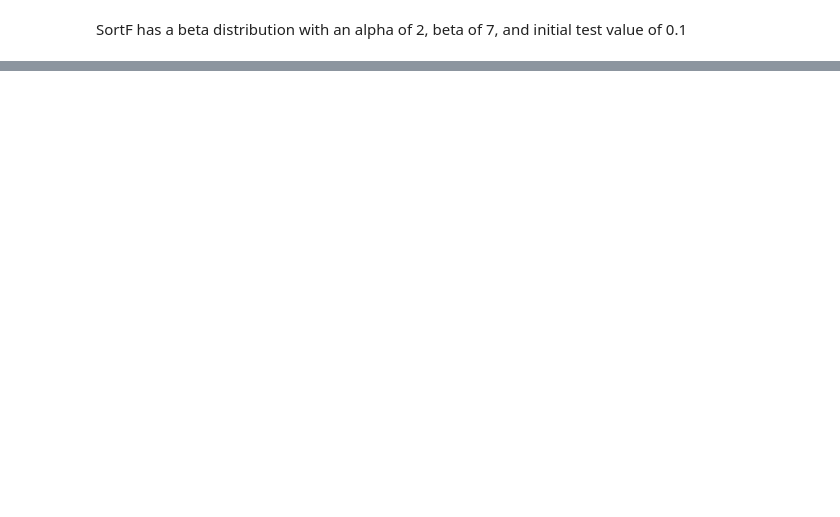
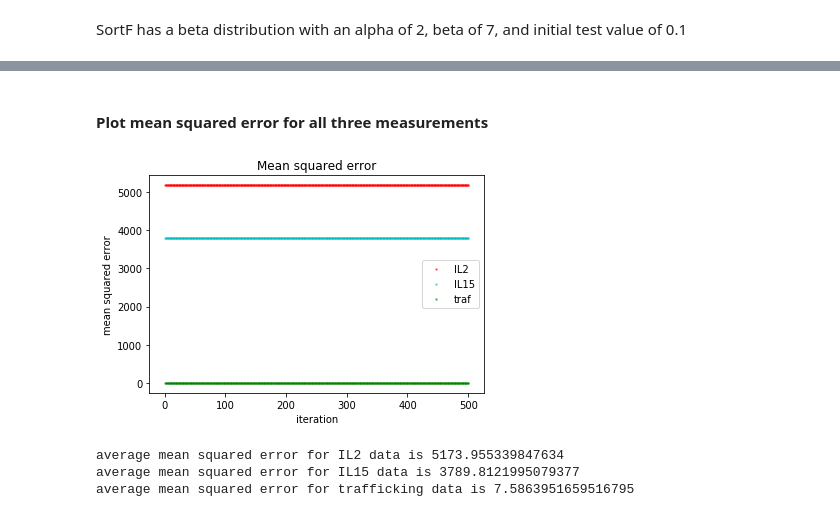
Before and after one commit to meyer-lab/gc-valent, a Jupyter notebook: ckine/plot_posteriors.ipynb, the cells around one changed output, grey strips where cells are left out. Saved outputs shown, nothing was run; the diff lists cells and outputs as text; code cells hidden in the pictures; blank space fills up the shorter version.

Commit message:
added plots for sum and mean squared error... values seem pretty high

```diff
--- a/ckine/plot_posteriors.ipynb
+++ b/ckine/plot_posteriors.ipynb
@@ -109,0 +120,9 @@ SortF has a beta distribution with an alpha of 2, beta of 7, and initial test va
+# %%
+IL2_sum_sq_err = np.sum((mat[:,34:50])**2, axis=1)
+IL15_sum_sq_err = np.sum((mat[:,50:66])**2, axis=1)
+traf_sum_sq_err = np.sum((mat[:,66:94])**2, axis=1)
+
+iteration = np.arange(1,501)
+IL2_samples = 16
+IL15_samples = 16
+traf_samples = 28
@@ -109,0 +149,20 @@ SortF has a beta distribution with an alpha of 2, beta of 7, and initial test va
+# %% [markdown]
+#### Plot mean squared error for all three measurements
+# %%
+plt.scatter(iteration, (IL2_sum_sq_err/IL2_samples), s=2, color='r', label='IL2', alpha=0.5)
+plt.scatter(iteration, (IL15_sum_sq_err/IL15_samples), s=2, color='c', label='IL15', alpha=0.5)
+plt.scatter(iteration, (traf_sum_sq_err/traf_samples), s=2, color='g', label='traf', alpha=0.5)
+plt.legend()
+plt.title('Mean squared error')
+plt.xlabel('iteration')
+plt.ylabel('mean squared error')
+plt.show()
+
+print('average mean squared error for IL2 data is ' +str(np.mean(IL2_sum_sq_err) / IL2_samples))
+print('average mean squared error for IL15 data is ' +str(np.mean(IL15_sum_sq_err) / IL15_samples))
+print('average mean squared error for trafficking data is ' +str(np.mean(traf_sum_sq_err) / traf_samples))
+# %% [output]
+[figure, added]
+average mean squared error for IL2 data is 5173.955339847634
+average mean squared error for IL15 data is 3789.8121995079377
+average mean squared error for trafficking data is 7.5863951659516795
```
Also changed, not shown: parts of 4 cells of this notebook.
